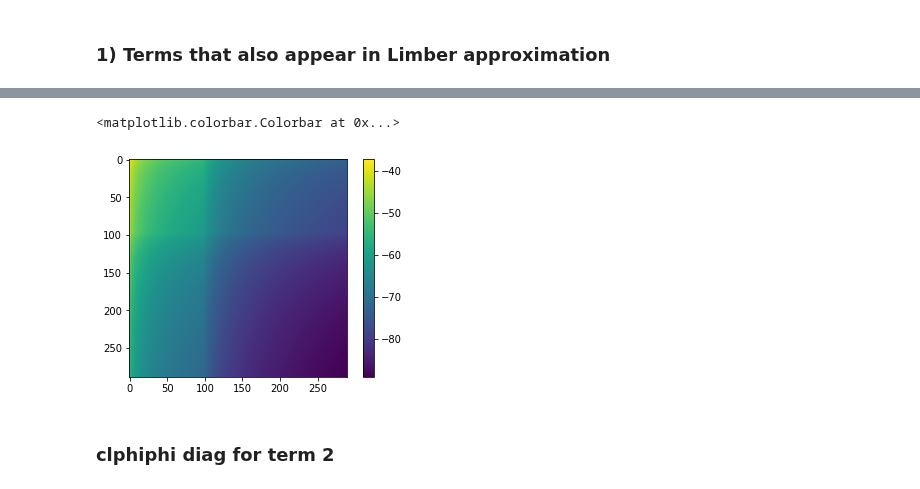
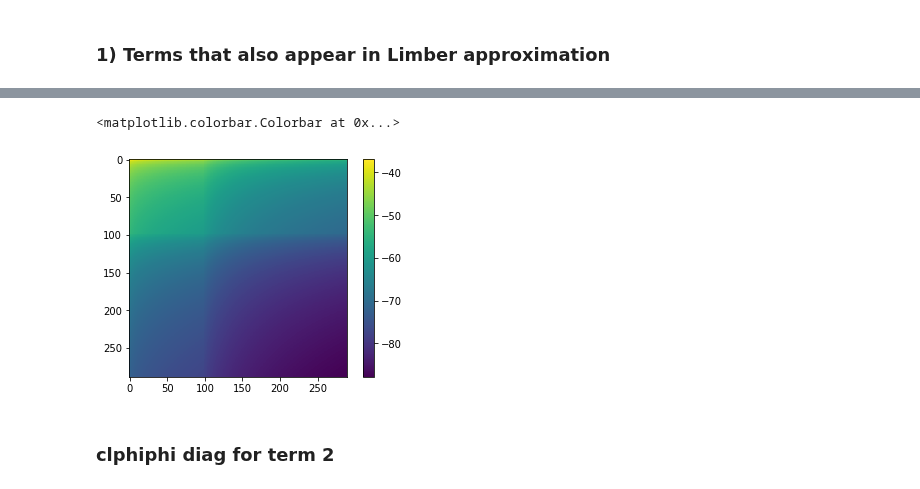
Before and after one commit to VMBoehm/postlimber, a Jupyter notebook: notebooks/PostBornTerms without Limber new approach.ipynb, the cells around one changed output, grey strips where cells are left out. Cells and saved outputs as stored; diff of their text form; code cells hidden in the pictures.

```diff
--- a/notebooks/PostBornTerms without Limber new approach.ipynb
+++ b/notebooks/PostBornTerms without Limber new approach.ipynb
@@ -112,7 +149,8 @@ $\frac{\mathcal A}{2 \pi^2} \sum_n \int dr \chi_{cmb}^{-\nu} r^{-\nu-1} W(r \chi
 #getting MA Eq. 4.4
 
 try:
-    _, M22a = np.load('../M_matrices/M22a_%s.npy'%file_ext)
+    _, M22A = np.load('../M_matrices/M22A_%s.npy'%file_ext)
+    M22a_spline = RectBivariateSpline(ell_,ell_,M22A)
 except:
     r2d, t2d = np.meshgrid(t_,t_)
     w11, w12 = np.meshgrid(w1,w1)
@@ -136,8 +174,8 @@ except:
         chi1fac0 = (lensing_kernel(r2d*chimax)*D_chi(r2d*chimax)*(1.+z_chi(r2d*chimax)))
         chi1fac0 = chi1fac0 *(r2d*chimax)**(1-(n+nu_n_.reshape(1, 1, -1)))
 
-        chi2fac00 = (lsst_kernel(t2d*r2d*chimax)*D_chi(r2d*t2d*chimax)*clphiphirt_[nn])
-        chi2fac01 = (lsst_kernel(1./t2d*r2d*chimax)*D_chi(r2d/t2d*chimax)*clphiphir_over_t_[nn])
+        chi2fac00 = (galax_kernel(t2d*r2d*chimax)*D_chi(r2d*t2d*chimax)*clphiphirt_[nn])
+        chi2fac01 = (galax_kernel(1./t2d*r2d*chimax)*D_chi(r2d/t2d*chimax)*clphiphir_over_t_[nn])
         chi2fac01 = chi2fac01 * t2d**((n+nu_n_).reshape(1, 1, -1)-2)
         chi2fac0  = chi2fac00 + chi2fac01
 
@@ -149,7 +187,7 @@ except:
 
     print(time.time()-begin)
 
-    M22a = chimax * result*1./np.pi**2/2.*prefac/4.
-    np.save('../M_matrices/M22a_%s.npy'%str(file_ext),[np.meshgrid(ell_),M22a.T])
+    M22A = chimax * result*1./np.pi**2/2.*prefac/4.
+    np.save('../M_matrices/M22A_%s.npy'%str(file_ext),[np.meshgrid(ell_),M22A.T])
 
-M22a_spline = RectBivariateSpline(ell_,ell_,MA22a)
+    M22A_spline = RectBivariateSpline(ell_,ell_,M22A.T)
@@ -156,9 +213,9 @@ M22a_spline = RectBivariateSpline(ell_,ell_,MA22a)
 # %%
-plt.imshow(np.log(MA22a))
+plt.imshow(np.log(M22A))
 plt.colorbar()
 # %% [output]
 <matplotlib.colorbar.Colorbar at 0x...>
-[figure, old version]
+[figure, new version]
 # %% [markdown]
 ### clphiphi diag for term 2
 # %%
```
Also changed, not shown: parts of 35 cells of this notebook, 16 other files.
